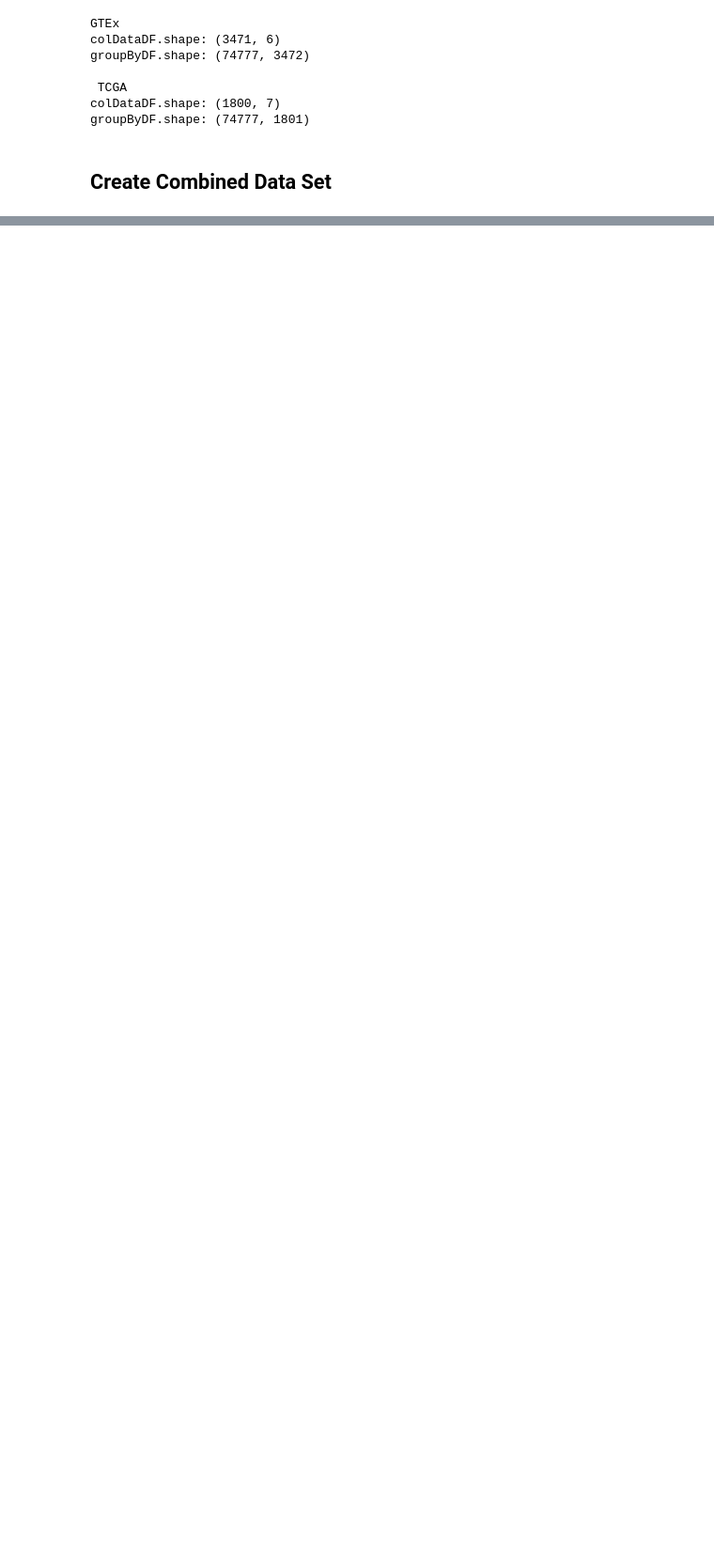
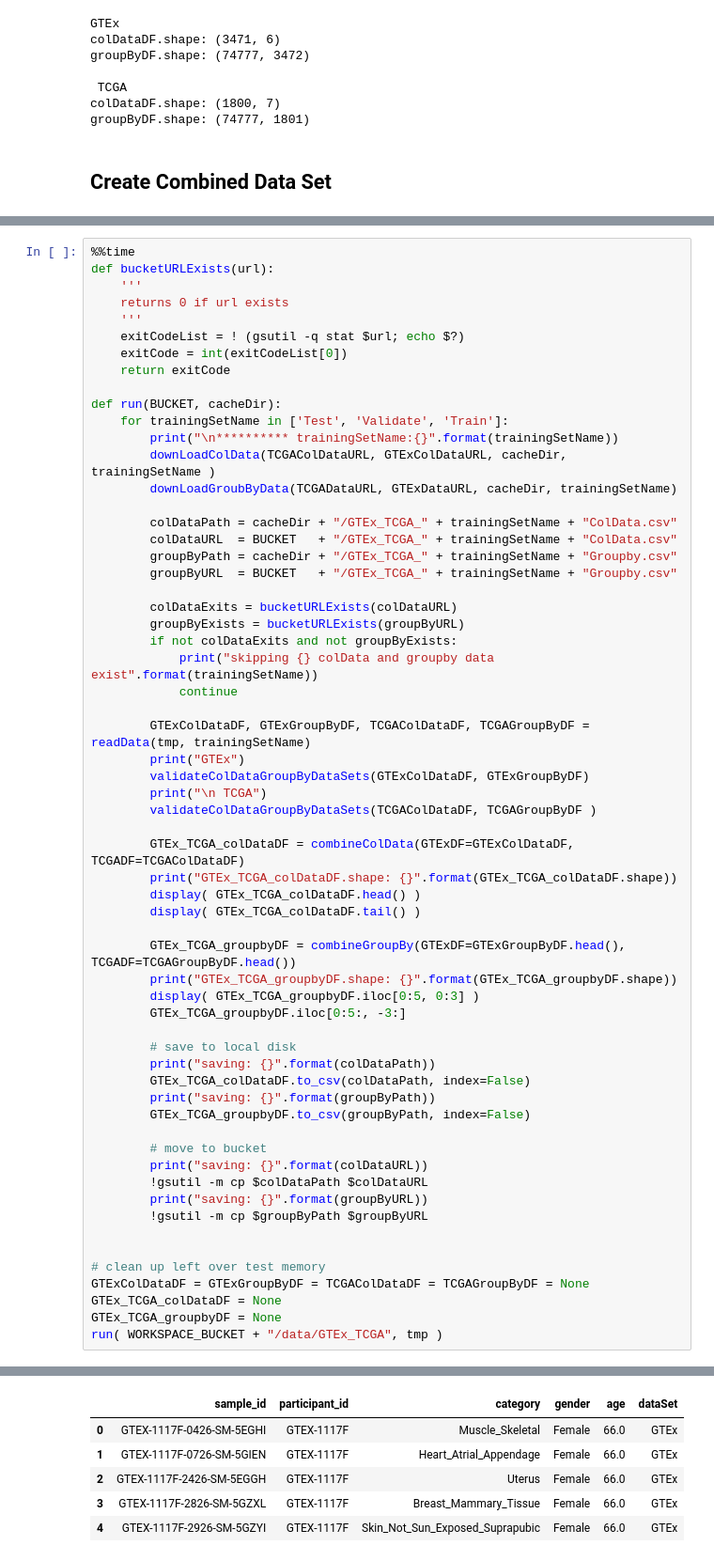
Before and after one commit to aedavids/extraCellularRNA, a Jupyter notebook: terra/jupyterNotebooks/createGTEx-TCGADESeqDataSets.ipynb, the cells around one changed output, grey strips where cells are left out. Shown at 94% size. Cells and saved outputs as stored; diff of their text form; blank space fills up the shorter version.

Commit message:
final version. saves to gs://fc-e15b796f-1abe-4206-ab91-bd58374cc275/data/GTEx_TCGA

```diff
--- a/terra/jupyterNotebooks/createGTEx-TCGADESeqDataSets.ipynb
+++ b/terra/jupyterNotebooks/createGTEx-TCGADESeqDataSets.ipynb
@@ -243,0 +251,62 @@ GTEx_TCGA_groupbyDF.shape: (5, 5273)
+# %%
+%%time
+def bucketURLExists(url):
+    '''
+    returns 0 if url exists
+    '''
+    exitCodeList = ! (gsutil -q stat $url; echo $?)
+    exitCode = int(exitCodeList[0])
+    return exitCode
+
+def run(BUCKET, cacheDir):
+    for trainingSetName in ['Test', 'Validate', 'Train']:
+        print("\n********** trainingSetName:{}".format(trainingSetName))
+        downLoadColData(TCGAColDataURL, GTExColDataURL, cacheDir, trainingSetName )
+        downLoadGroubByData(TCGADataURL, GTExDataURL, cacheDir, trainingSetName)
+
+        colDataPath = cacheDir + "/GTEx_TCGA_" + trainingSetName + "ColData.csv"
+        colDataURL  = BUCKET   + "/GTEx_TCGA_" + trainingSetName + "ColData.csv"
+        groupByPath = cacheDir + "/GTEx_TCGA_" + trainingSetName + "Groupby.csv"
+        groupByURL  = BUCKET   + "/GTEx_TCGA_" + trainingSetName + "Groupby.csv"
+
+        colDataExits = bucketURLExists(colDataURL)
+        groupByExists = bucketURLExists(groupByURL)
+        if not colDataExits and not groupByExists:
+            print("skipping {} colData and groupby data exist".format(trainingSetName))
+            continue
+
+        GTExColDataDF, GTExGroupByDF, TCGAColDataDF, TCGAGroupByDF = readData(tmp, trainingSetName)
+        print("GTEx")
+        validateColDataGroupByDataSets(GTExColDataDF, GTExGroupByDF)
+        print("\n TCGA")
+        validateColDataGroupByDataSets(TCGAColDataDF, TCGAGroupByDF )
+
+        GTEx_TCGA_colDataDF = combineColData(GTExDF=GTExColDataDF, TCGADF=TCGAColDataDF)
+        print("GTEx_TCGA_colDataDF.shape: {}".format(GTEx_TCGA_colDataDF.shape))
+        display( GTEx_TCGA_colDataDF.head() )
+        display( GTEx_TCGA_colDataDF.tail() )
+
+        GTEx_TCGA_groupbyDF = combineGroupBy(GTExDF=GTExGroupByDF.head(), TCGADF=TCGAGroupByDF.head())
+        print("GTEx_TCGA_groupbyDF.shape: {}".format(GTEx_TCGA_groupbyDF.shape))
+        display( GTEx_TCGA_groupbyDF.iloc[0:5, 0:3] )
+        GTEx_TCGA_groupbyDF.iloc[0:5:, -3:]
+
+        # save to local disk
+        print("saving: {}".format(colDataPath))
+        GTEx_TCGA_colDataDF.to_csv(colDataPath, index=False)
+        print("saving: {}".format(groupByPath))
+        GTEx_TCGA_groupbyDF.to_csv(groupByPath, index=False)
+
+        # move to bucket
+        print("saving: {}".format(colDataURL))
+        !gsutil -m cp $colDataPath $colDataURL
+        print("saving: {}".format(groupByURL))
+        !gsutil -m cp $groupByPath $groupByURL
+
+
+# clean up left over test memory
+GTExColDataDF = GTExGroupByDF = TCGAColDataDF = TCGAGroupByDF = None
+GTEx_TCGA_colDataDF = None
+GTEx_TCGA_groupbyDF = None
+run( WORKSPACE_BUCKET + "/data/GTEx_TCGA", tmp )
+# %% [output]
@@ -243,0 +362,6 @@ GTEx_TCGA_groupbyDF.shape: (5, 5273)
+|  | sample_id | participant_id | category | gender | age | dataSet |
+| 0 | GTEX-1117F-0426-SM-5EGHI | GTEX-1117F | Muscle_Skeletal | Female | 66.0 | GTEx |
+| 1 | GTEX-1117F-0726-SM-5GIEN | GTEX-1117F | Heart_Atrial_Appendage | Female | 66.0 | GTEx |
+| 2 | GTEX-1117F-2426-SM-5EGGH | GTEX-1117F | Uterus | Female | 66.0 | GTEx |
+| 3 | GTEX-1117F-2826-SM-5GZXL | GTEX-1117F | Breast_Mammary_Tissue | Female | 66.0 | GTEx |
+| 4 | GTEX-1117F-2926-SM-5GZYI | GTEX-1117F | Skin_Not_Sun_Exposed_Suprapubic | Female | 66.0 | GTEx |
```
Also changed, not shown: parts of 8 cells of this notebook.
